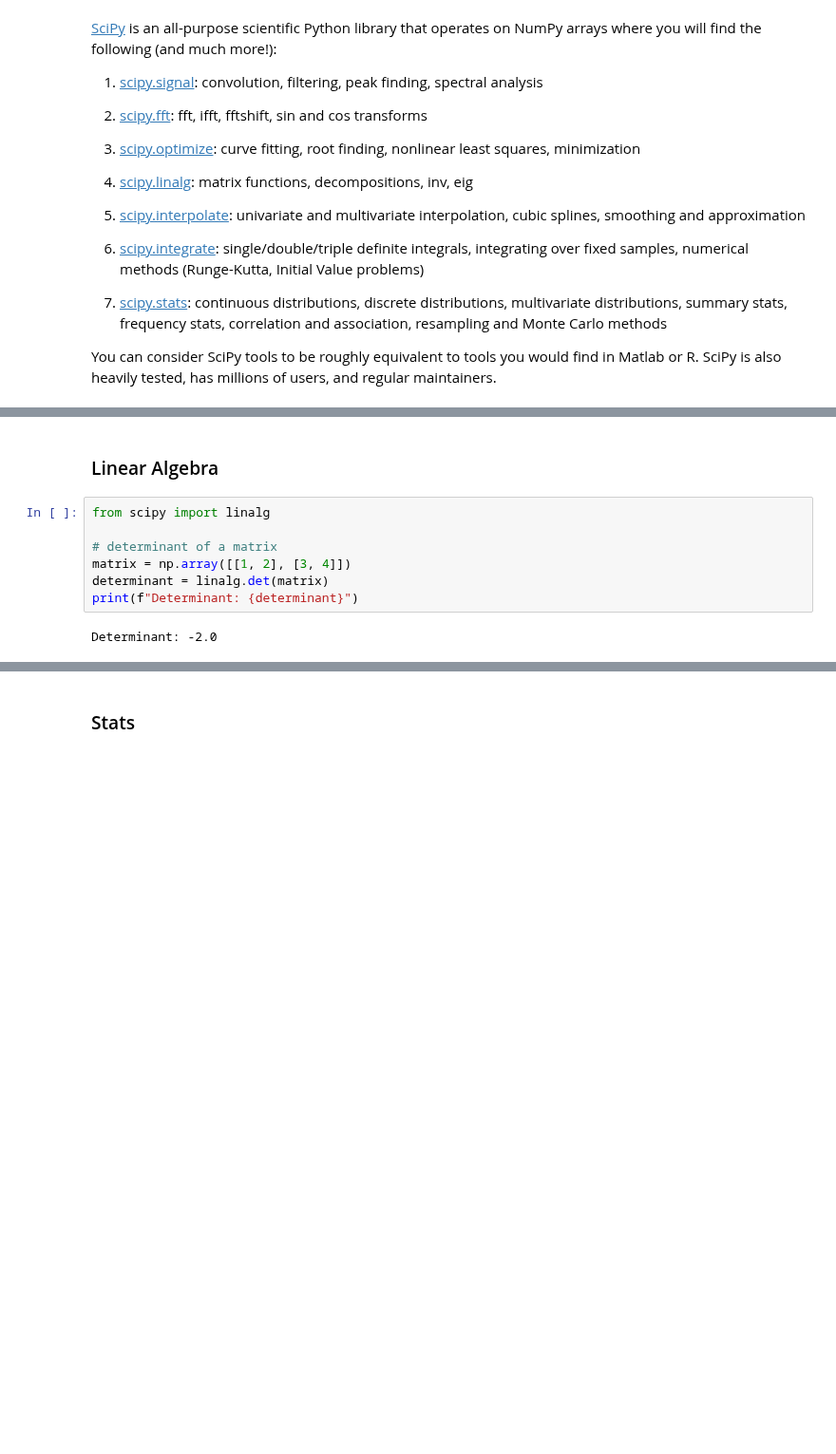
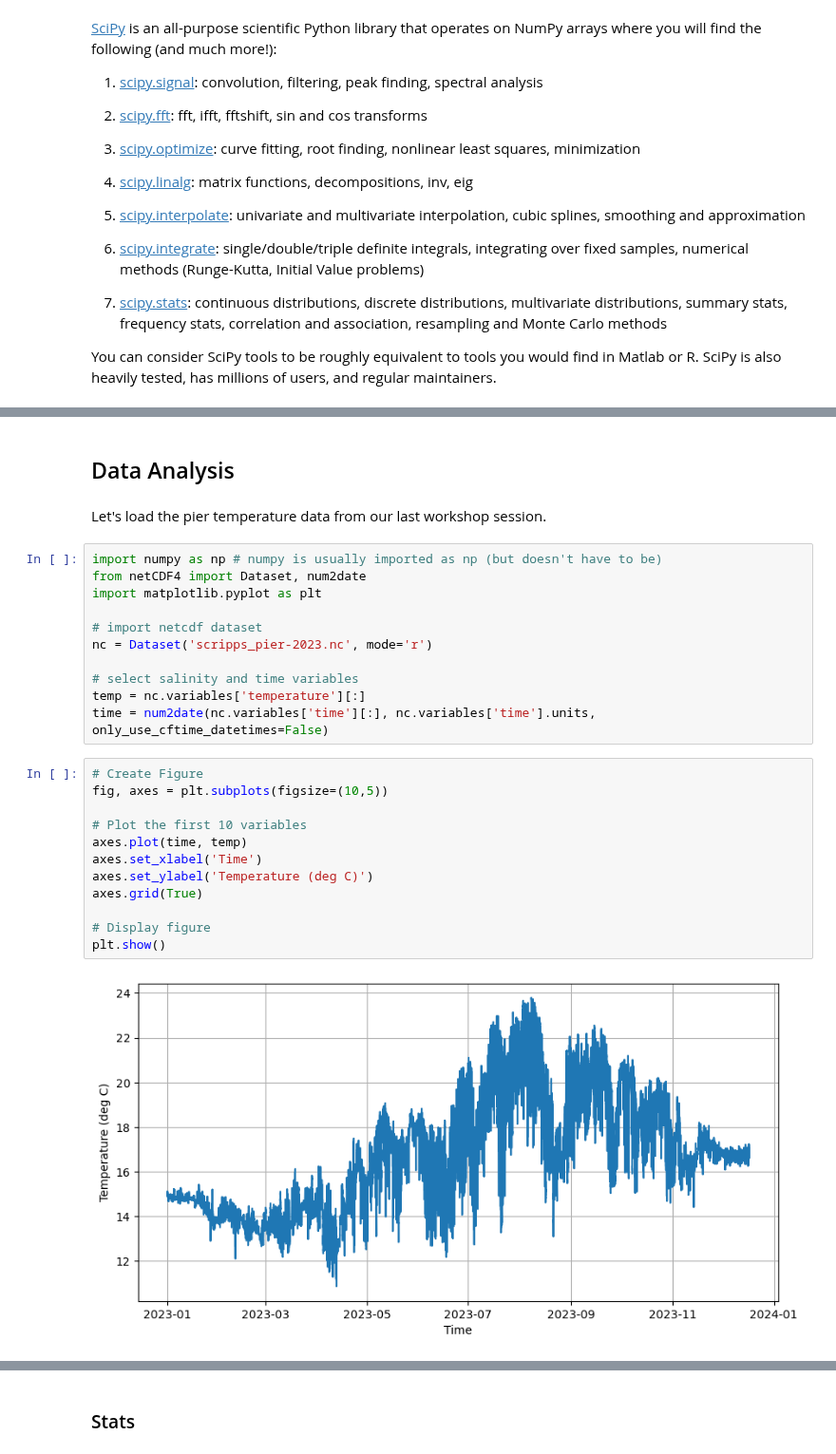
Before and after one commit to eldavenport/SIO-PythonEarthScience, a Jupyter notebook: docs/in_workshop/python_earth_science/scipy.ipynb, the cells around one changed output, grey strips where cells are left out. Shown at 95% size. Drawn from its saved outputs; the diff is of its cells as text; blank space fills up the shorter version.

```diff
--- a/docs/in_workshop/python_earth_science/scipy.ipynb
+++ b/docs/in_workshop/python_earth_science/scipy.ipynb
@@ -49,11 +29,29 @@ Fitted parameters: a=1.00, b=1.00
-# %% [markdown]
-### Linear Algebra
-# %%
-from scipy import linalg
-
-# determinant of a matrix
-matrix = np.array([[1, 2], [3, 4]])
-determinant = linalg.det(matrix)
-print(f"Determinant: {determinant}")
-# %% [output]
-Determinant: -2.0
+# %% [markdown]
+## Data Analysis
+# %% [markdown]
+Let's load the pier temperature data from our last workshop session.
+# %%
+import numpy as np # numpy is usually imported as np (but doesn't have to be)
+from netCDF4 import Dataset, num2date
+import matplotlib.pyplot as plt
+
+# import netcdf dataset
+nc = Dataset('scripps_pier-2023.nc', mode='r')
+
+# select salinity and time variables
+temp = nc.variables['temperature'][:]
+time = num2date(nc.variables['time'][:], nc.variables['time'].units, only_use_cftime_datetimes=False)
+# %%
+# Create Figure
+fig, axes = plt.subplots(figsize=(10,5))
+
+# Plot the first 10 variables
+axes.plot(time, temp)
+axes.set_xlabel('Time')
+axes.set_ylabel('Temperature (deg C)')
+axes.grid(True)
+
+# Display figure
+plt.show()
+# %% [output]
+[figure, added]
```
Also changed, not shown: parts of 19 cells of this notebook, 1 other file.
